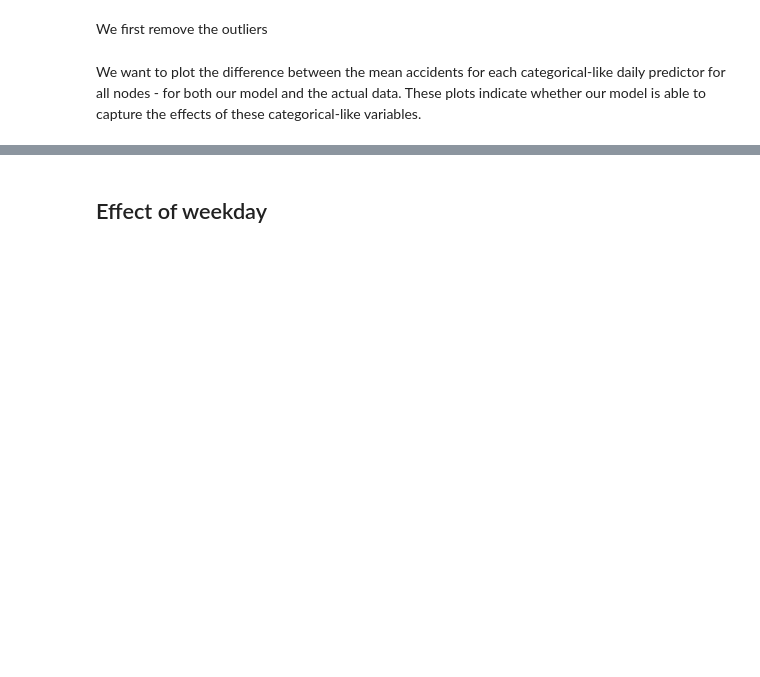
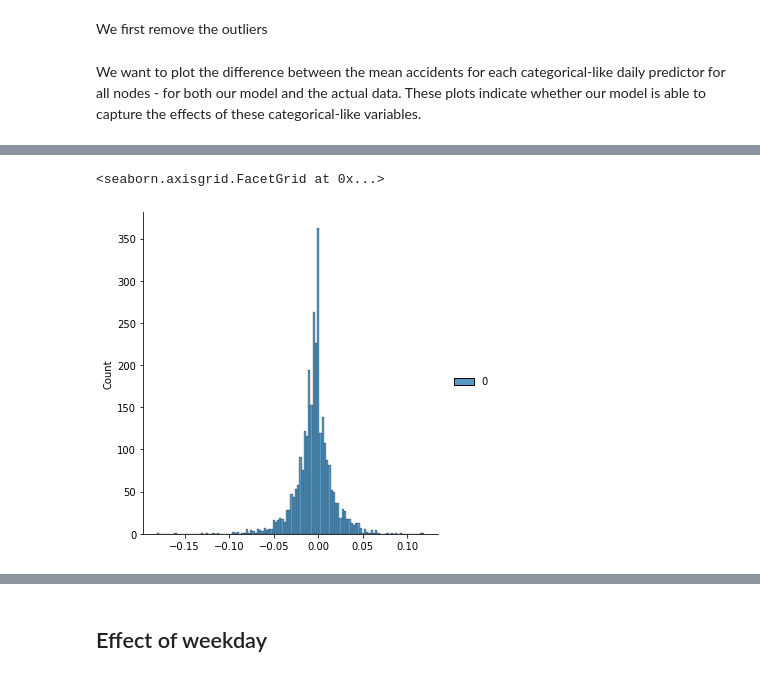
Before and after one commit to akucukelbir/probprog-finalproject, a Jupyter notebook: test_notebooks/final_notebook.ipynb, the cells around one changed output, grey strips where cells are left out. Cells and saved outputs as stored; diff of their text form; code cells hidden in the pictures; blank space fills up the shorter version.

```diff
--- a/test_notebooks/final_notebook.ipynb
+++ b/test_notebooks/final_notebook.ipynb
@@ -484,0 +515,9 @@ plot_across_samples(samples, weekends, 1)
+# %%
+rainy_days = new_predictors[0, :, 4] > 0
+
+
+rainy_mean_diff = compute_mean_difference(train_mat, rainy_days, 1)
+sns.displot(rainy_mean_diff)
+# %% [output]
+<seaborn.axisgrid.FacetGrid at 0x...>
+[figure, added]
```
Also changed, not shown: parts of 8 cells of this notebook.
